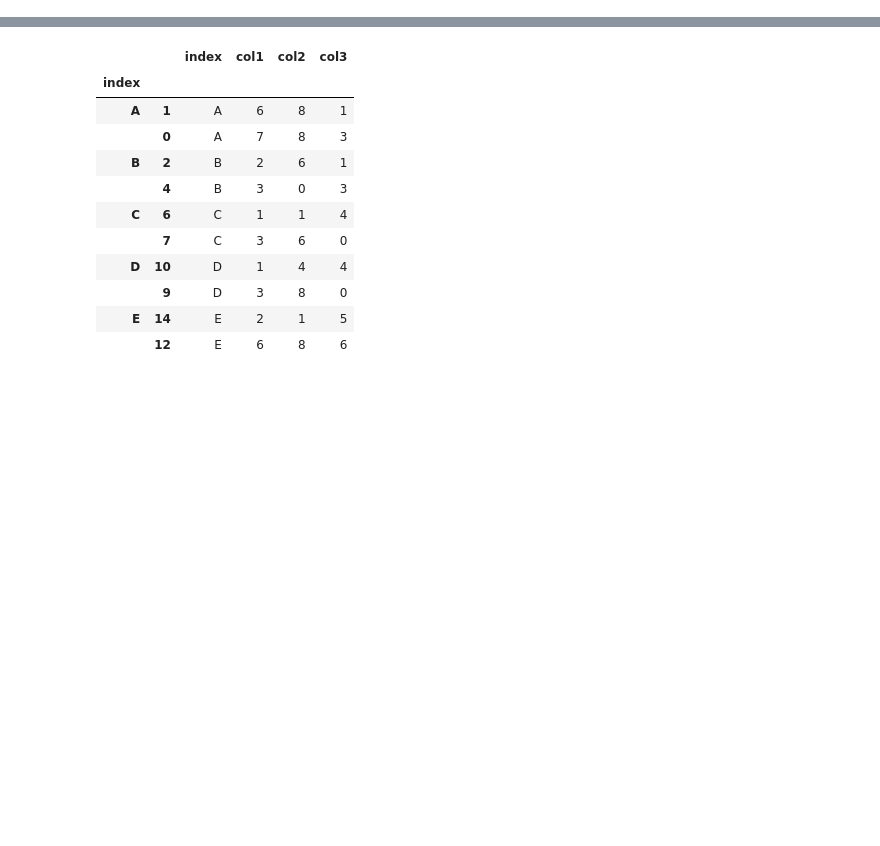
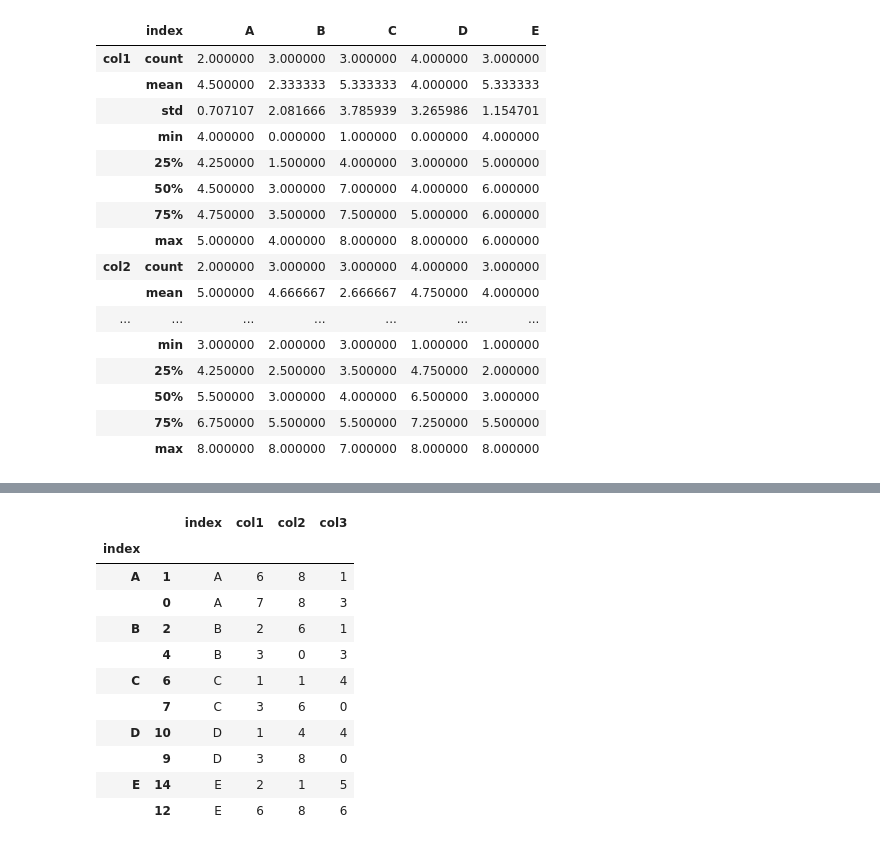
Before and after one commit to fairydragon4/fairydragon4, a Jupyter notebook: 03-6. Pandas 그룹.ipynb, the cells around one changed output, grey strips where cells are left out. Saved outputs shown, nothing was run; the diff lists cells and outputs as text; code cells hidden in the pictures; blank space fills up the shorter version.

```diff
--- a/03-6. Pandas 그룹.ipynb
+++ b/03-6. Pandas 그룹.ipynb
@@ -66,3 +66,23 @@ df1.groupby('index').agg(['sum', 'mean']).pipe(flatten_cols).round(2)
+# %%
+df1.groupby('index').describe().T
+# %% [output]
+|  | index | A | B | C | D | E |
+| col1 | count | 2.000000 | 3.000000 | 3.000000 | 4.000000 | 3.000000 |
+|  | mean | 4.500000 | 2.333333 | 5.333333 | 4.000000 | 5.333333 |
+|  | std | 0.707107 | 2.081666 | 3.785939 | 3.265986 | 1.154701 |
+|  | min | 4.000000 | 0.000000 | 1.000000 | 0.000000 | 4.000000 |
+|  | 25% | 4.250000 | 1.500000 | 4.000000 | 3.000000 | 5.000000 |
+|  | 50% | 4.500000 | 3.000000 | 7.000000 | 4.000000 | 6.000000 |
+|  | 75% | 4.750000 | 3.500000 | 7.500000 | 5.000000 | 6.000000 |
+|  | max | 5.000000 | 4.000000 | 8.000000 | 8.000000 | 6.000000 |
+| col2 | count | 2.000000 | 3.000000 | 3.000000 | 4.000000 | 3.000000 |
+|  | mean | 5.000000 | 4.666667 | 2.666667 | 4.750000 | 4.000000 |
+| ... | ... | ... | ... | ... | ... | ... |
+|  | min | 3.000000 | 2.000000 | 3.000000 | 1.000000 | 1.000000 |
+|  | 25% | 4.250000 | 2.500000 | 3.500000 | 4.750000 | 2.000000 |
+|  | 50% | 5.500000 | 3.000000 | 4.000000 | 6.500000 | 3.000000 |
+|  | 75% | 6.750000 | 5.500000 | 5.500000 | 7.250000 | 5.500000 |
+|  | max | 8.000000 | 8.000000 | 7.000000 | 8.000000 | 8.000000 |
 # %%
 # apply 메서드 활용, 각 그룹별 col1 상위 2위만 추출
 def top(df1, n=2, col='col1'):
```
Also changed, not shown: parts of 6 cells of this notebook.
